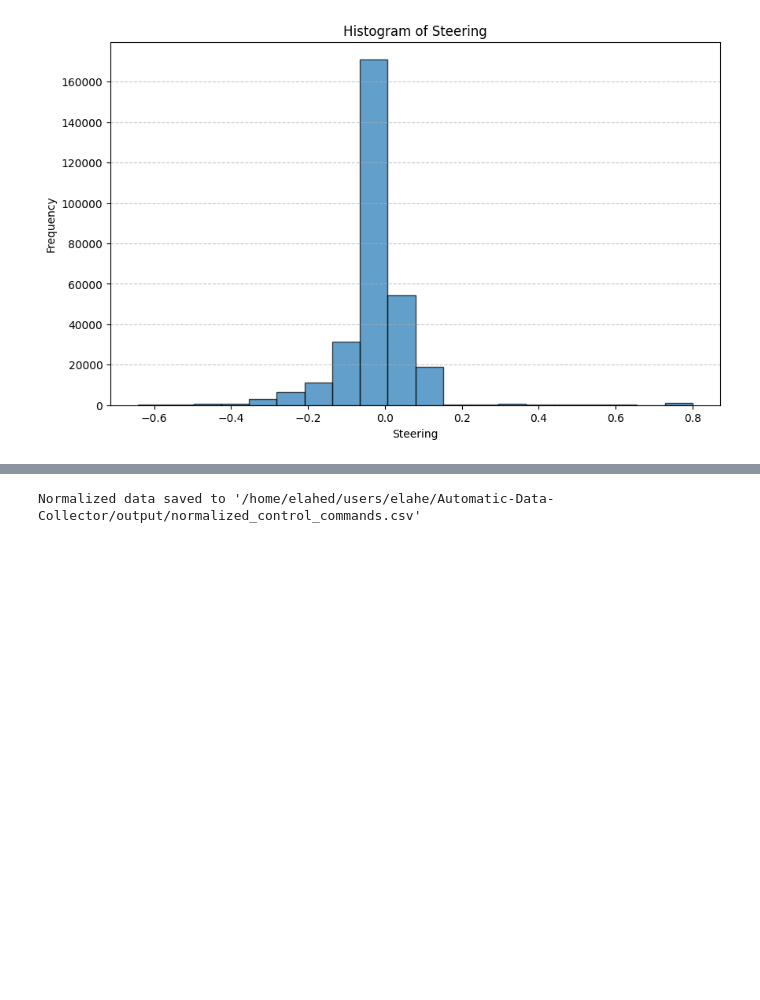
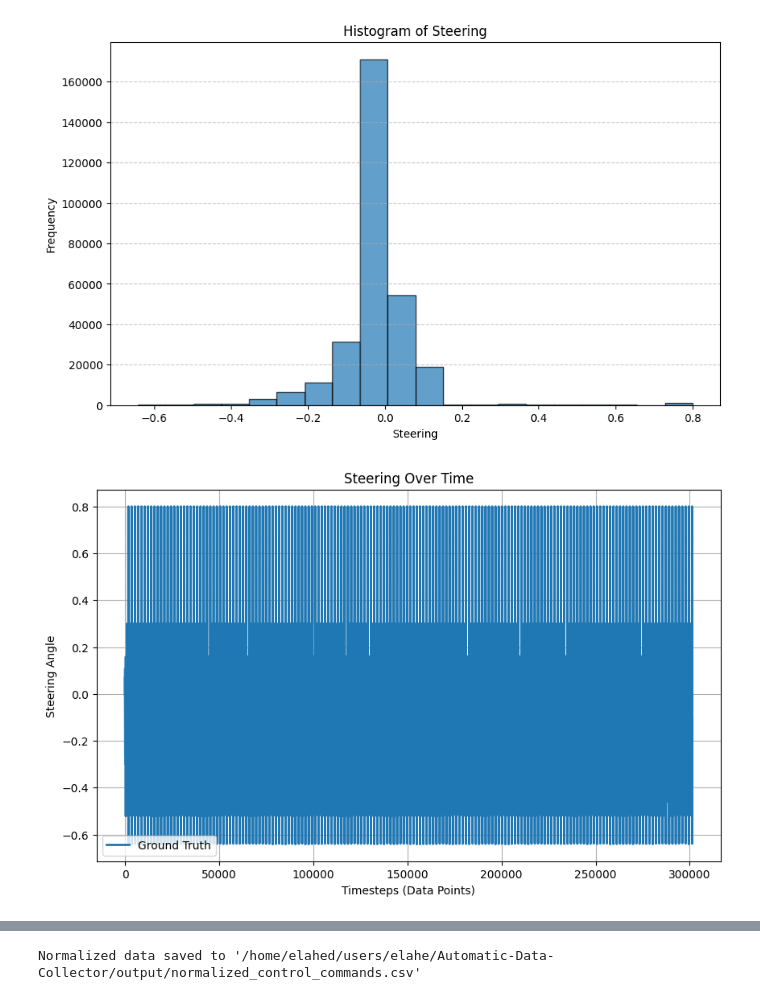
Before and after one commit to ElaheDlv/project-with-aws, a Jupyter notebook: data_normalizing.ipynb, the cells around one changed output, grey strips where cells are left out. Cells and saved outputs as stored; diff of their text form; code cells hidden in the pictures; blank space fills up the shorter version.

```diff
--- a/data_normalizing.ipynb
+++ b/data_normalizing.ipynb
@@ -20,3 +20,17 @@ plt.grid(axis='y', linestyle='--', alpha=0.7)
 plt.show()
 # %% [output]
 [figure]
+# %%
+import numpy as np
+timesteps = np.arange(len(data[column_name]))
+plt.figure(figsize=(10, 6))
+plt.plot(timesteps, data[column_name], label="Ground Truth", linewidth=2)
+# plt.plot(timesteps, predicted, label="Predicted", linestyle="dashed", linewidth=2)
+plt.xlabel("Timesteps (Data Points)")
+plt.ylabel("Steering Angle")
+plt.title("Steering Over Time")
+plt.legend()
+plt.grid()
+plt.show()
+# %% [output]
+[figure, added]
```
Also changed, not shown: parts of 1 cell of this notebook.
